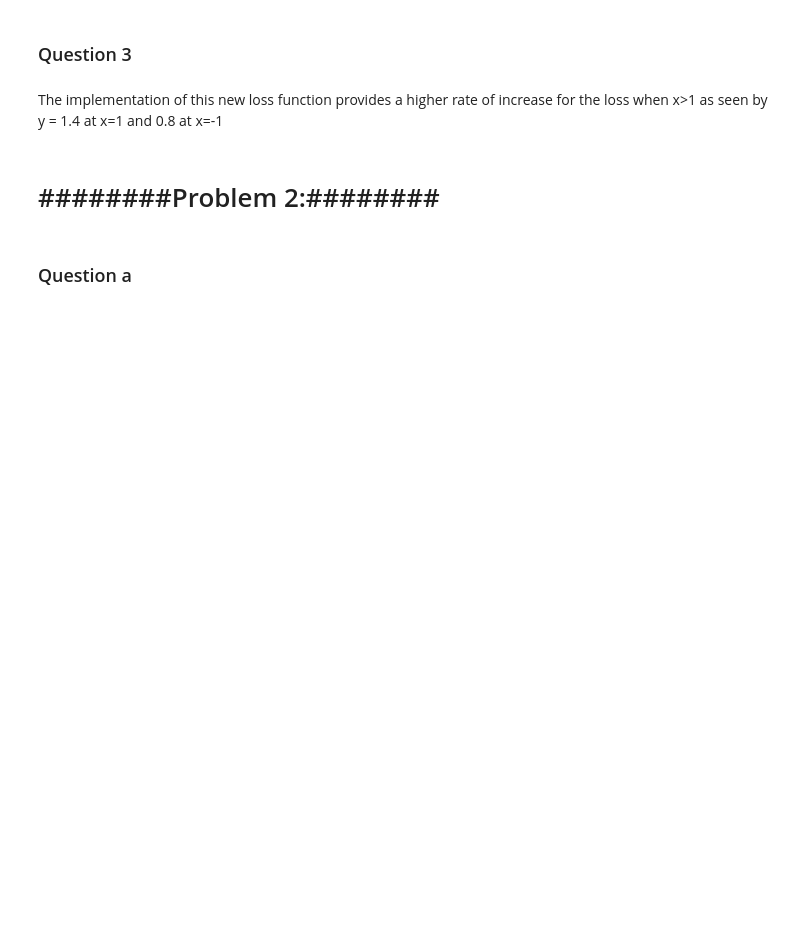
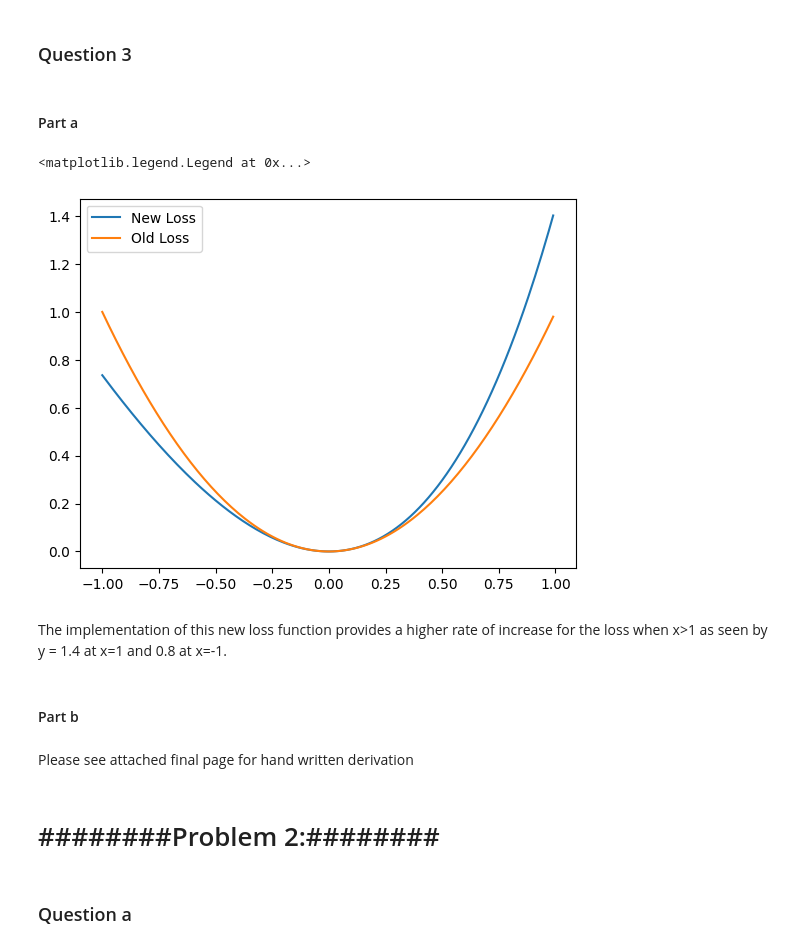
Before and after one commit to ShyEagle21/Practice, a Jupyter notebook: ML_C1_PSET1.ipynb, the cells around one changed output. Drawn from its saved outputs; the diff is of its cells as text; code cells hidden in the pictures; blank space fills up the shorter version.

```diff
--- a/ML_C1_PSET1.ipynb
+++ b/ML_C1_PSET1.ipynb
@@ -240,12 +325,24 @@ print(df_loss)
 # %% [markdown]
 ### Question 3
+# %% [markdown]
+#### Part a
 # %%
-#I want to make a list x which has numbers from -1 to 1 in 0.01 increments
+#plot the equation representing loss provided in the question vs a standard squared loss
 X = np.arange(-1, 1, 0.01)
 y = 2*np.exp(X)-2*X-2
-plt.plot(X, y)
+z =X**2
+plt.plot(X, y, label = 'New Loss')
+plt.plot(X, z, label= 'Old Loss')
+plt.legend()
+# %% [output]
+<matplotlib.legend.Legend at 0x...>
+[figure, added]
 # %% [markdown]
-The implementation of this new loss function provides a higher rate of increase for the loss when x>1 as seen by y = 1.4 at x=1 and 0.8 at x=-1
+The implementation of this new loss function provides a higher rate of increase for the loss when x>1 as seen by y = 1.4 at x=1 and 0.8 at x=-1.
+# %% [markdown]
+#### Part b
+# %% [markdown]
+Please see attached final page for hand written derivation
 # %% [markdown]
   # ########Problem 2:########
 # %% [markdown]
```
Also changed, not shown: parts of 30 cells of this notebook, 2 other files.
